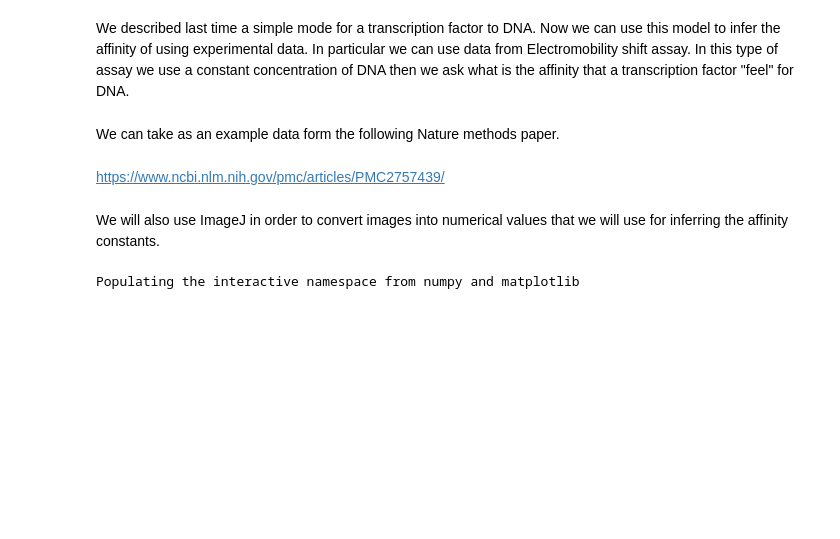
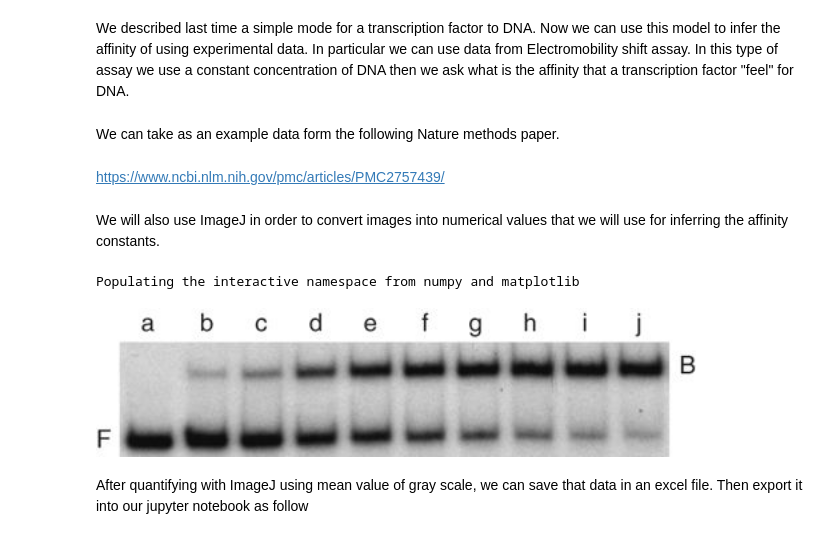
Before and after one commit to jurquiza/Practical_systems_biology_plants, a Jupyter notebook: scripts/Session2.ipynb, the cells around one changed output. Drawn from its saved outputs; the diff is of its cells as text; code cells hidden in the pictures; blank space fills up the shorter version.

```diff
--- a/scripts/Session2.ipynb
+++ b/scripts/Session2.ipynb
@@ -16,2 +18,8 @@ import tellurium as te
 # %% [output]
 Populating the interactive namespace from numpy and matplotlib
+# %%
+Image('data/HellmanLanceFigure1.jpg', width=600,height=600)
+# %% [output]
+[figure, added]
+# %% [markdown]
+After quantifying with ImageJ using mean value of gray scale, we can save that data in an excel file. Then export it into our jupyter notebook as follow
```
Also changed, not shown: parts of 16 cells of this notebook, 7 other files.
